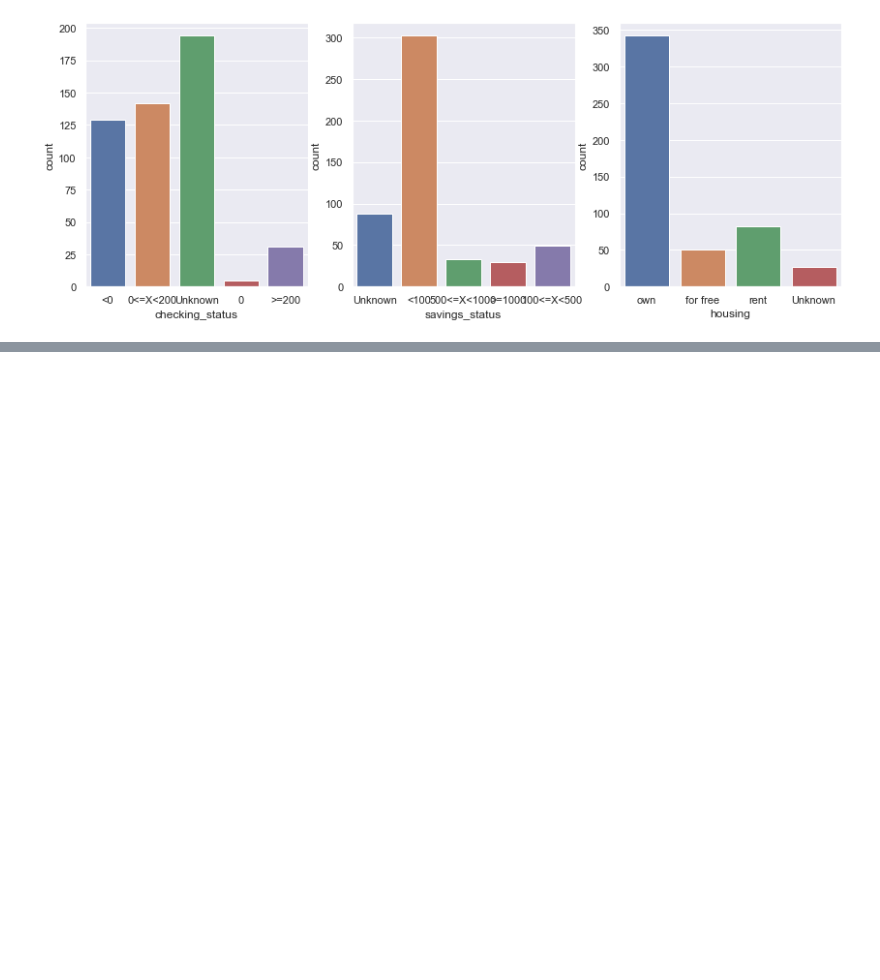
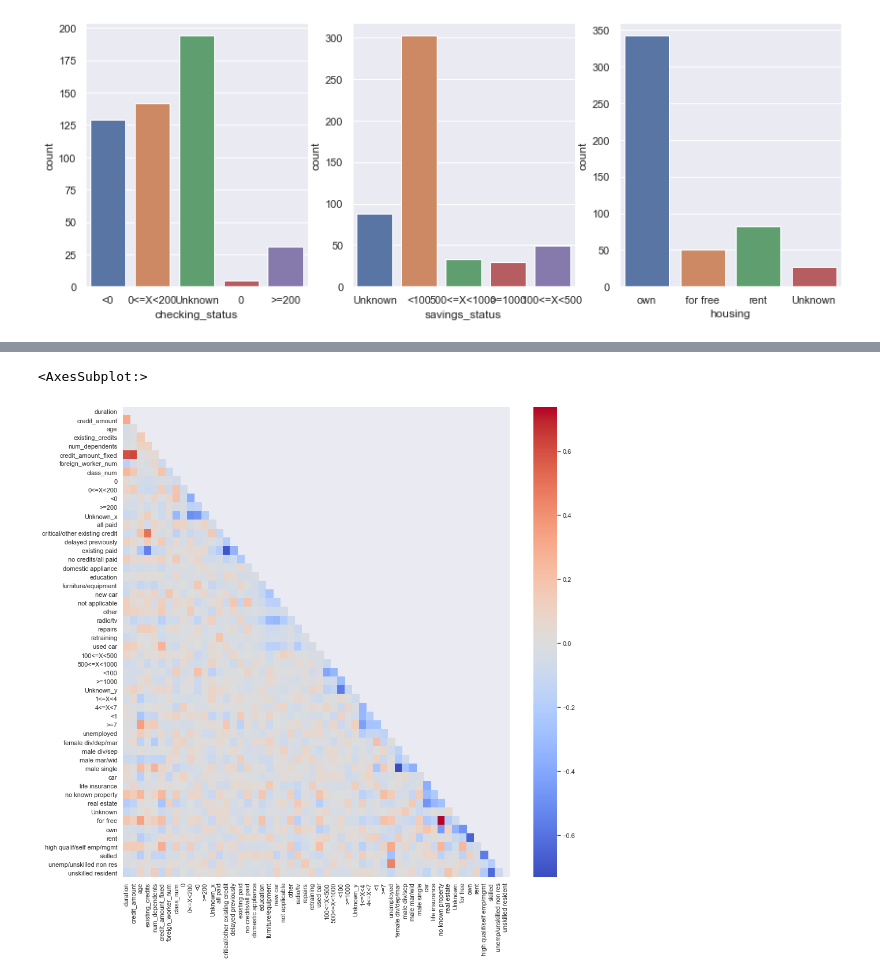
Before and after one commit to suhova/2021DataMining, a Jupyter notebook: lab1_task.ipynb, the cells around one changed output, grey strips where cells are left out. Cells and saved outputs as stored; diff of their text form; code cells hidden in the pictures; blank space fills up the shorter version.

```diff
--- a/lab1_task.ipynb
+++ b/lab1_task.ipynb
@@ -359,0 +397,7 @@ sns.countplot(x='housing', data=credit_df, ax=axes[2]);
+# %%
+great_list = []
+for i in new_cat:
+  new_list = credit_df[i].unique().to_list()
+  great_list.append(new_list)
+
+great_list
@@ -359,0 +406,13 @@ sns.countplot(x='housing', data=credit_df, ax=axes[2]);
+# %%
+count = 0
+for i in new_cat:
+    credit_df[i+'_num'] = np.where(credit_df[i] == great_list[count][0], 0, 1)
+    count += 1
+# %%
+new_df = credit_df
+
+for i in cat_list:
+    print(i);
+    if i not in ["foreign_worker", "class"] and credit_df[i].dtypes == 'category':
+        clearing_df = pd.get_dummies(credit_df[i])
+        new_df = pd.merge(new_df, clearing_df, right_index=True, left_index=True)
@@ -359,0 +451,3 @@ sns.countplot(x='housing', data=credit_df, ax=axes[2]);
+# %%
+df_new = new_df.select_dtypes(include=np.number)
+df_new.head()
@@ -359,0 +482,15 @@ sns.countplot(x='housing', data=credit_df, ax=axes[2]);
+# %%
+# Увеличение размера
+fig, ax = plt.subplots(figsize=(15,15))
+
+mask = np.triu(df_new.corr())
+
+sns.heatmap(df_new.corr(), cmap= 'coolwarm', mask=mask)
+
+#j = 0
+#for i in credit_df.personal_status_num:
+#    print(credit_df.personal_status[j], i)
+#    j+=1
+# %% [output]
+<AxesSubplot:>
+[figure, added]
```
Also changed, not shown: parts of 27 cells of this notebook.
